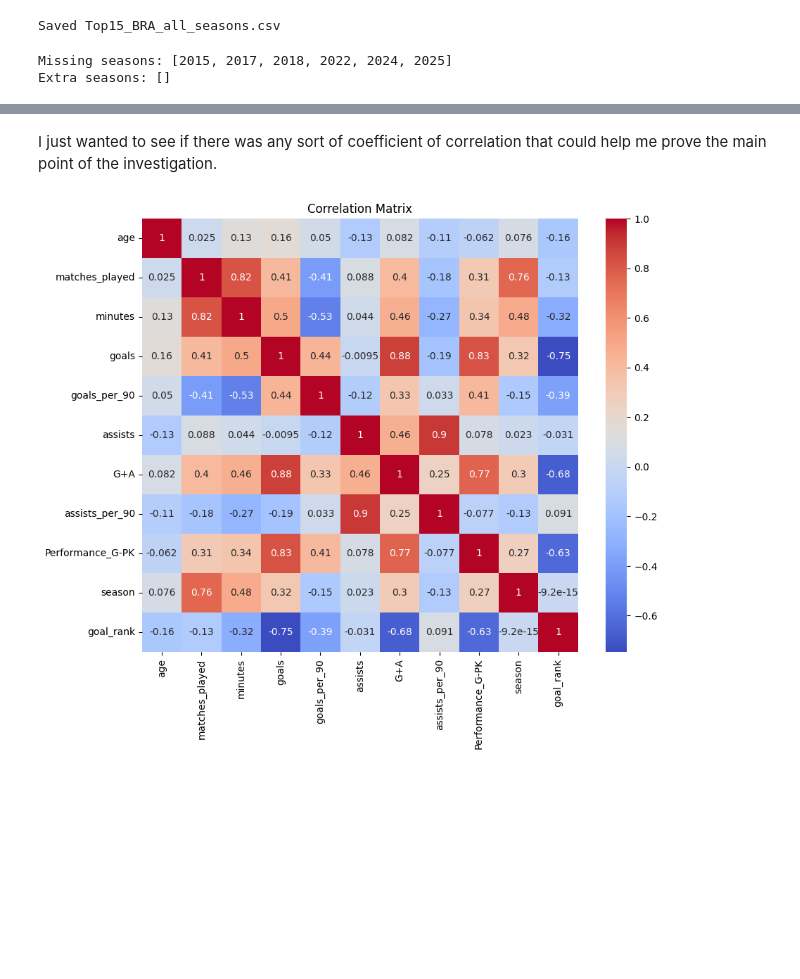
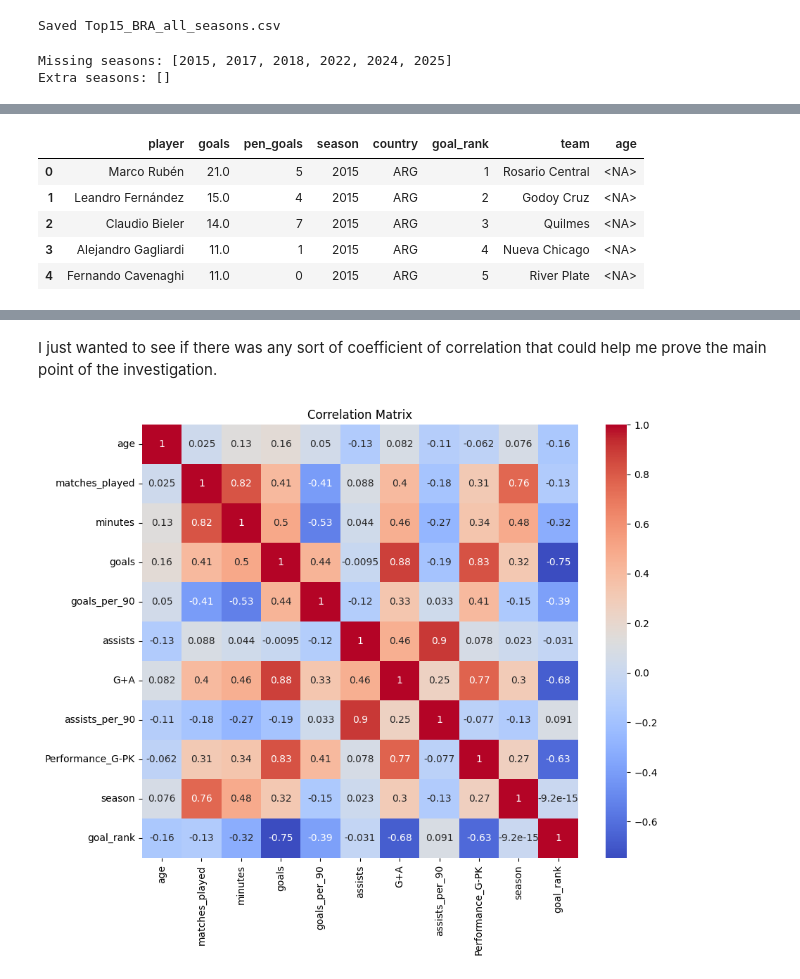
Before and after one commit to datorrado/Ageism-on-strikers-in-the-Colombian-football-league, a Jupyter notebook: ColombianFootball.ipynb, the cells around one changed output, grey strips where cells are left out. Drawn from its saved outputs; the diff is of its cells as text; code cells hidden in the pictures; blank space fills up the shorter version.

```diff
--- a/ColombianFootball.ipynb
+++ b/ColombianFootball.ipynb
@@ -387,0 +551,10 @@ Extra seasons: []
+# %%
+final_df["goals"] = final_df["goals"].astype(float)
+final_df.head()
+# %% [output]
+|  | player | goals | pen_goals | season | country | goal_rank | team | age |
+| 0 | Marco Rubén | 21.0 | 5 | 2015 | ARG | 1 | Rosario Central | <NA> |
+| 1 | Leandro Fernández | 15.0 | 4 | 2015 | ARG | 2 | Godoy Cruz | <NA> |
+| 2 | Claudio Bieler | 14.0 | 7 | 2015 | ARG | 3 | Quilmes | <NA> |
+| 3 | Alejandro Gagliardi | 11.0 | 1 | 2015 | ARG | 4 | Nueva Chicago | <NA> |
+| 4 | Fernando Cavenaghi | 11.0 | 0 | 2015 | ARG | 5 | River Plate | <NA> |
```
Also changed, not shown: parts of 18 cells of this notebook, 1 other file.
